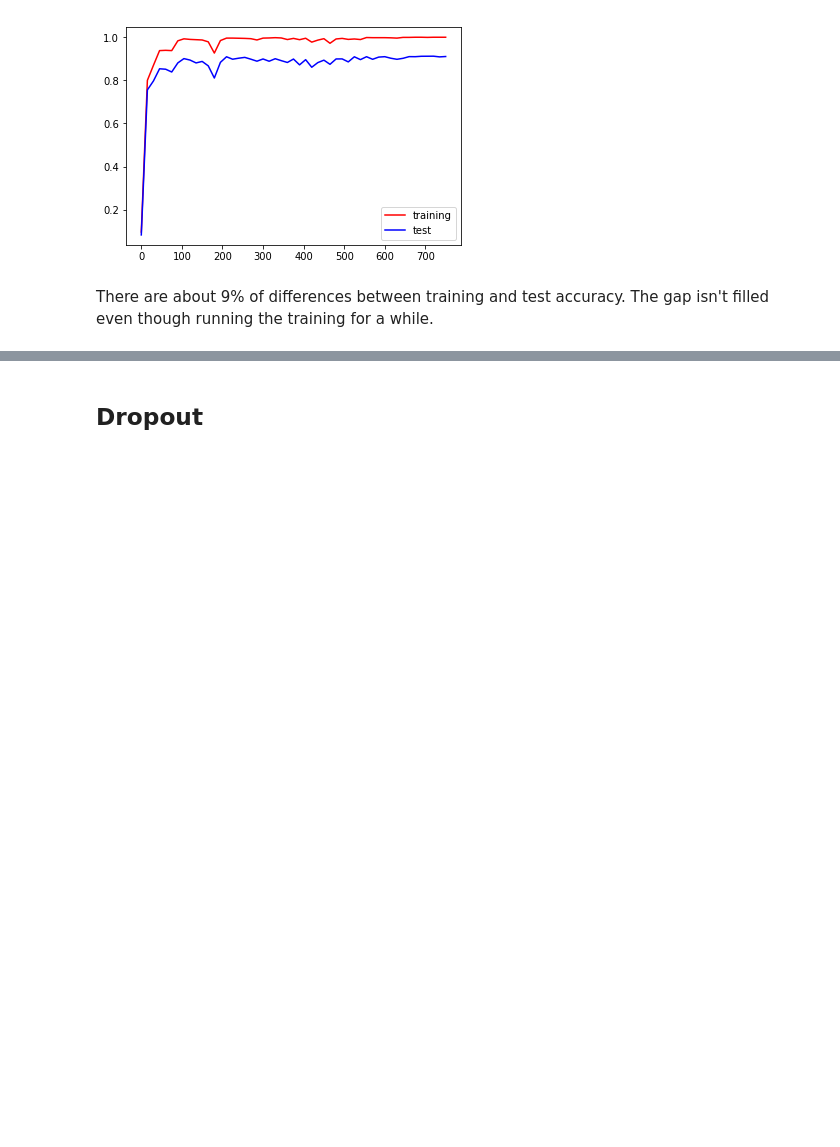
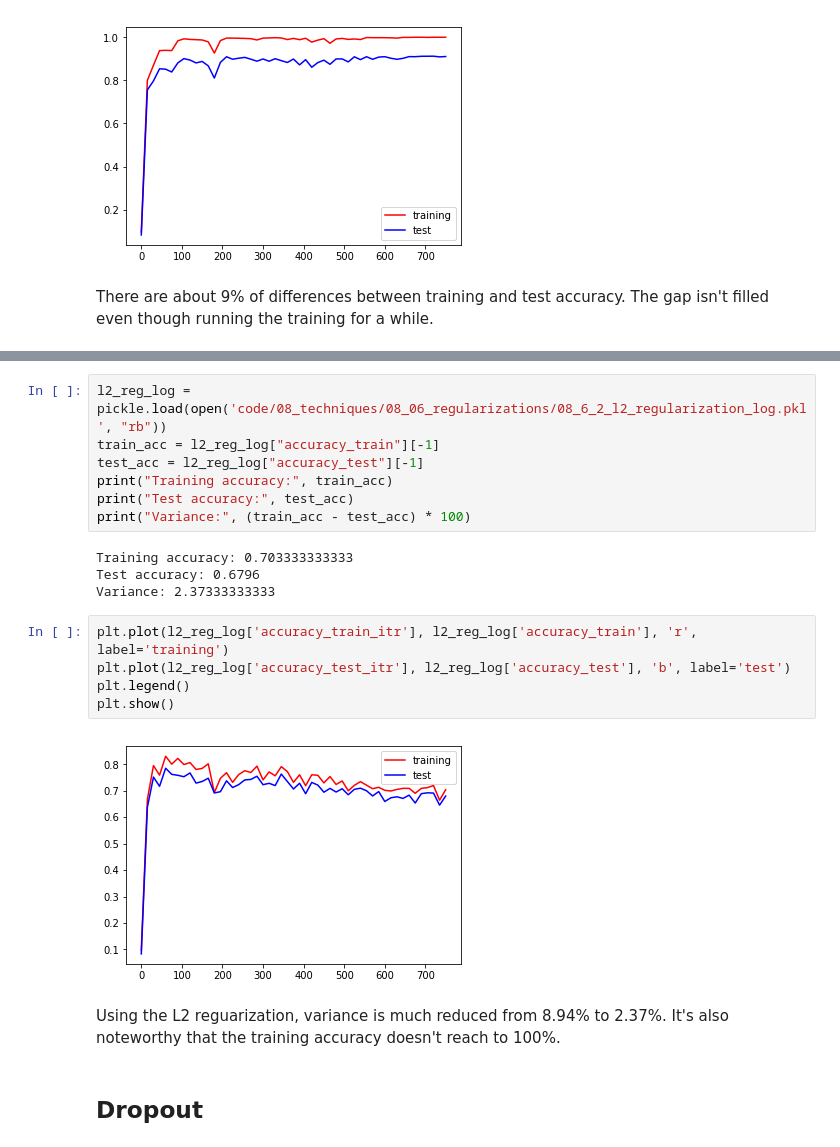
Before and after one commit to takaiwai/deep-learning-for-art-and-design, a Jupyter notebook: 08_6_regularizations.ipynb, the cells around one changed output, grey strips where cells are left out. Saved outputs shown, nothing was run; the diff lists cells and outputs as text; blank space fills up the shorter version.

Commit message:
Implement L2 regularization

```diff
--- a/08_6_regularizations.ipynb
+++ b/08_6_regularizations.ipynb
@@ -39,2 +67,22 @@ There are about 9% of differences between training and test accuracy. The gap is
+# %%
+l2_reg_log = pickle.load(open('code/08_techniques/08_06_regularizations/08_6_2_l2_regularization_log.pkl', "rb"))
+train_acc = l2_reg_log["accuracy_train"][-1]
+test_acc = l2_reg_log["accuracy_test"][-1]
+print("Training accuracy:", train_acc)
+print("Test accuracy:", test_acc)
+print("Variance:", (train_acc - test_acc) * 100)
+# %% [output]
+Training accuracy: 0.703333333333
+Test accuracy: 0.6796
+Variance: 2.37333333333
+# %%
+plt.plot(l2_reg_log['accuracy_train_itr'], l2_reg_log['accuracy_train'], 'r', label='training')
+plt.plot(l2_reg_log['accuracy_test_itr'], l2_reg_log['accuracy_test'], 'b', label='test')
+plt.legend()
+plt.show()
+# %% [output]
+[figure, added]
+# %% [markdown]
+Using the L2 reguarization, variance is much reduced from 8.94% to 2.37%. It's also noteworthy that the training accuracy doesn't reach to 100%.
 # %% [markdown]
 ## Dropout
```
Also changed, not shown: parts of 3 cells of this notebook, 1 other file.
